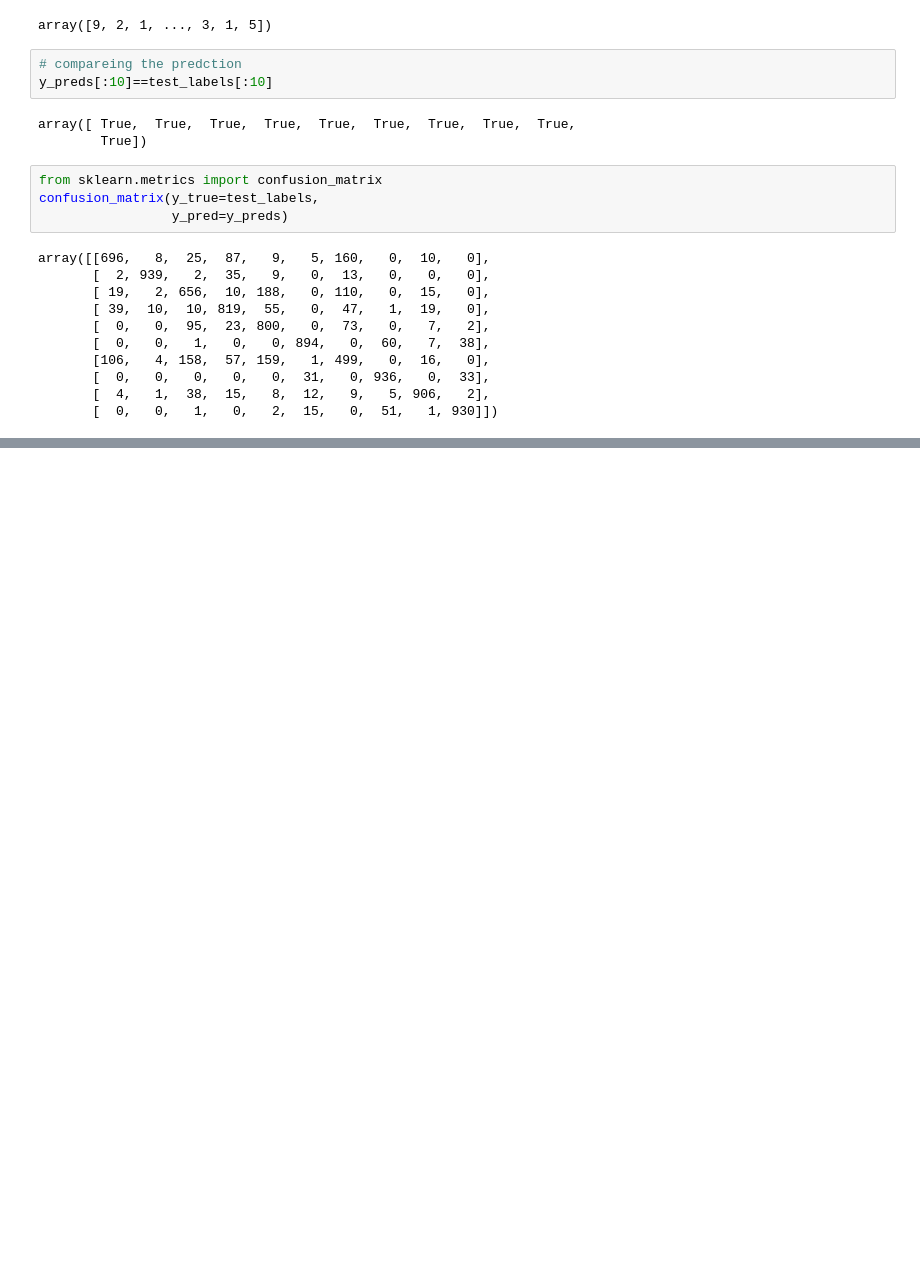
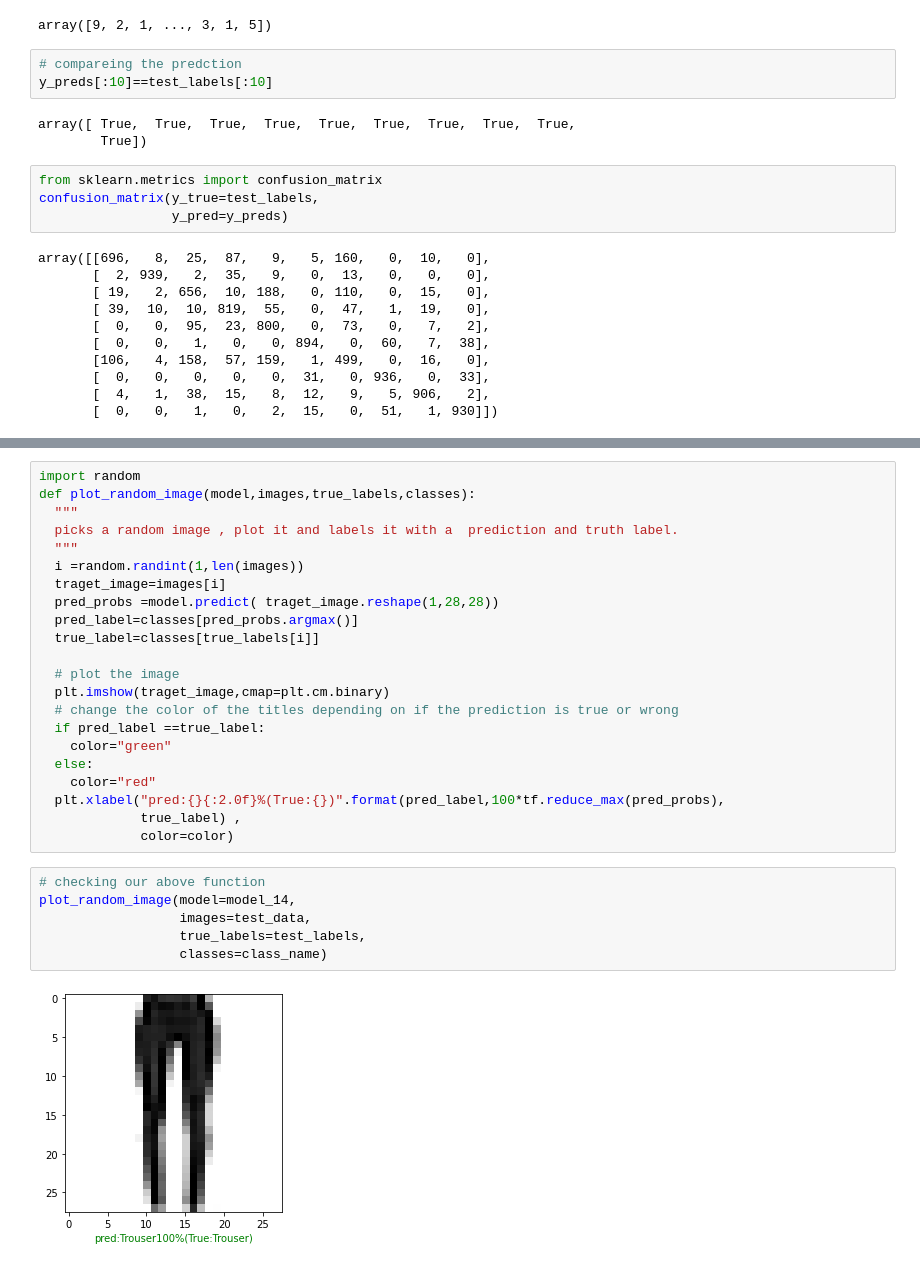
Before and after one commit to Henil21/Classification-with-TensorFlow-, a Jupyter notebook: Neural_network_classification_tensorflow.ipynb, the cells around one changed output, grey strips where cells are left out. Saved outputs shown, nothing was run; the diff lists cells and outputs as text; blank space fills up the shorter version.

```diff
--- a/Neural_network_classification_tensorflow.ipynb
+++ b/Neural_network_classification_tensorflow.ipynb
@@ -1086,0 +1088,30 @@ array([[696,   8,  25,  87,   9,   5, 160,   0,  10,   0],
+# %%
+import random
+def plot_random_image(model,images,true_labels,classes):
+  """
+  picks a random image , plot it and labels it with a  prediction and truth label.
+  """
+  i =random.randint(1,len(images))
+  traget_image=images[i]
+  pred_probs =model.predict( traget_image.reshape(1,28,28))
+  pred_label=classes[pred_probs.argmax()]
+  true_label=classes[true_labels[i]]
+
+  # plot the image
+  plt.imshow(traget_image,cmap=plt.cm.binary)
+  # change the color of the titles depending on if the prediction is true or wrong
+  if pred_label ==true_label:
+    color="green"
+  else:
+    color="red"
+  plt.xlabel("pred:{}{:2.0f}%(True:{})".format(pred_label,100*tf.reduce_max(pred_probs),
+             true_label) ,
+             color=color)
+# %%
+# checking our above function
+plot_random_image(model=model_14,
+                  images=test_data,
+                  true_labels=test_labels,
+                  classes=class_name)
+# %% [output]
+[figure, added]
```
Also changed, not shown: parts of 13 cells of this notebook.
